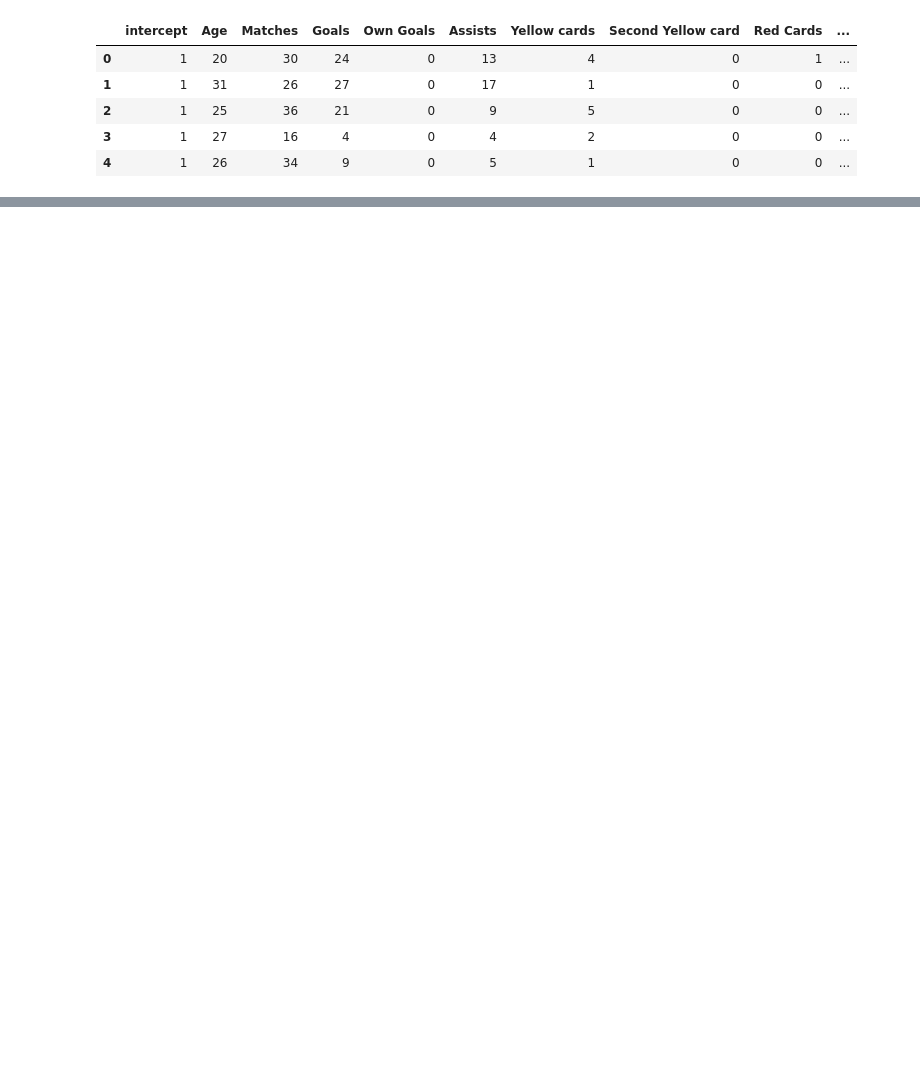
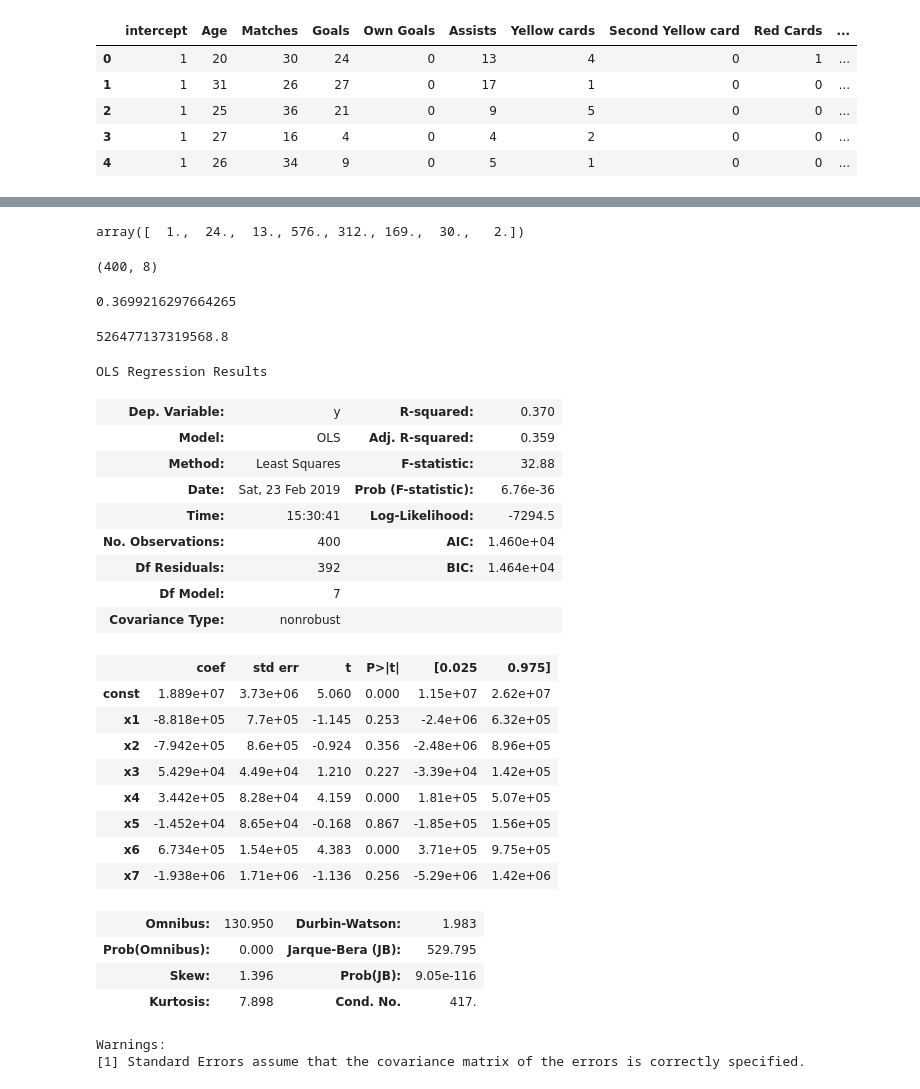
Before and after one commit to Ayoyiinka/Linear-Regression, a Jupyter notebook: marketValueRegression.ipynb, the cells around one changed output, grey strips where cells are left out. Drawn from its saved outputs; the diff is of its cells as text; code cells hidden in the pictures; blank space fills up the shorter version.

```diff
--- a/marketValueRegression.ipynb
+++ b/marketValueRegression.ipynb
@@ -417,3 +348,57 @@ plt.scatter(y_pred, residual)
 #VIF = 1 / (1-R_squared)
 # %%
 #Linearity - correct functional form
+# %%
+from sklearn.preprocessing import PolynomialFeatures
+polyReg = PolynomialFeatures(degree = 2)
+polyX = polyReg.fit_transform(X[:,[1,2]])
+
+polyX = np.append(polyX, X[:,[0,3]], axis = 1)
+polyX[0,:]
+# %% [output]
+array([  1.,  24.,  13., 576., 312., 169.,  30.,   2.])
+# %%
+trainPolyX, testPolyX, trainPolyy, testPolyy = train_test_split(polyX, y, test_size = 0.2, random_state = 0)
+trainPolyX.shape
+# %% [output]
+(400, 8)
+# %%
+regressorPoly = LinearRegression()
+regressorPoly.fit(trainPolyX, trainPolyy)
+regressorPoly.score(trainPolyX, trainPolyy)
+# %% [output]
+0.3699216297664265
+# %%
+yPredPoly = regressorPoly.predict(testPolyX)
+mean_squared_error(yPredPoly, testPolyy)
+# %% [output]
+526477137319568.8
+# %%
+modelPoly = sm.OLS(trainPolyy, trainPolyX).fit()
+modelPoly.summary()
+# %% [output]
+OLS Regression Results
+| Dep. Variable: | y | R-squared: | 0.370 |
+| Model: | OLS | Adj. R-squared: | 0.359 |
+| Method: | Least Squares | F-statistic: | 32.88 |
+| Date: | Sat, 23 Feb 2019 | Prob (F-statistic): | 6.76e-36 |
+| Time: | 15:30:41 | Log-Likelihood: | -7294.5 |
+| No. Observations: | 400 | AIC: | 1.460e+04 |
+| Df Residuals: | 392 | BIC: | 1.464e+04 |
+| Df Model: | 7 |  |  |
+| Covariance Type: | nonrobust |  |  |
+|  | coef | std err | t | P>|t| | [0.025 | 0.975] |
+| const | 1.889e+07 | 3.73e+06 | 5.060 | 0.000 | 1.15e+07 | 2.62e+07 |
+| x1 | -8.818e+05 | 7.7e+05 | -1.145 | 0.253 | -2.4e+06 | 6.32e+05 |
+| x2 | -7.942e+05 | 8.6e+05 | -0.924 | 0.356 | -2.48e+06 | 8.96e+05 |
+| x3 | 5.429e+04 | 4.49e+04 | 1.210 | 0.227 | -3.39e+04 | 1.42e+05 |
+| x4 | 3.442e+05 | 8.28e+04 | 4.159 | 0.000 | 1.81e+05 | 5.07e+05 |
+| x5 | -1.452e+04 | 8.65e+04 | -0.168 | 0.867 | -1.85e+05 | 1.56e+05 |
+| x6 | 6.734e+05 | 1.54e+05 | 4.383 | 0.000 | 3.71e+05 | 9.75e+05 |
+| x7 | -1.938e+06 | 1.71e+06 | -1.136 | 0.256 | -5.29e+06 | 1.42e+06 |
+| Omnibus: | 130.950 | Durbin-Watson: | 1.983 |
+| Prob(Omnibus): | 0.000 | Jarque-Bera (JB): | 529.795 |
+| Skew: | 1.396 | Prob(JB): | 9.05e-116 |
+| Kurtosis: | 7.898 | Cond. No. | 417. |
+Warnings:
+[1] Standard Errors assume that the covariance matrix of the errors is correctly specified.
```
Also changed, not shown: parts of 16 cells of this notebook.
